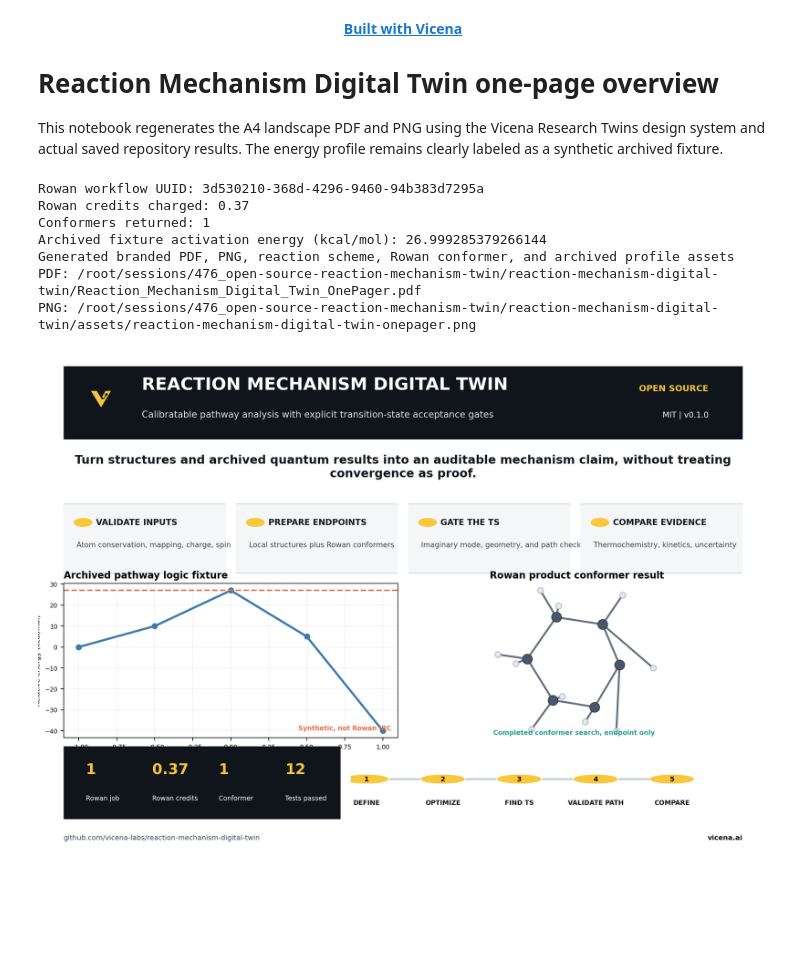
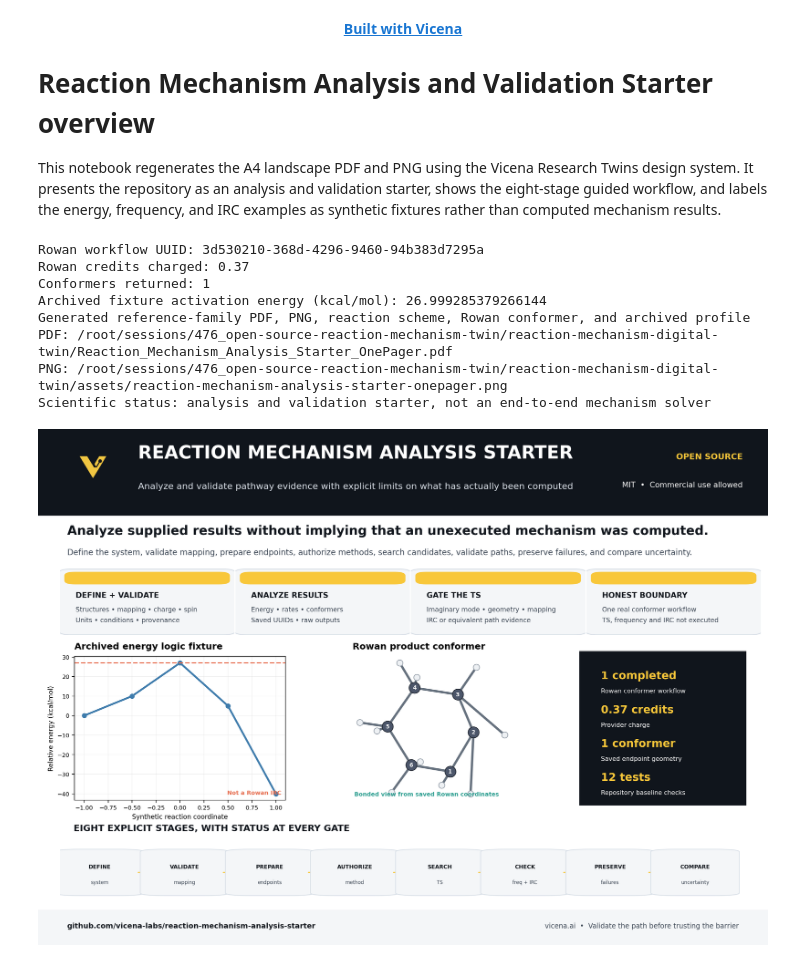
Before and after one commit to vicena-labs/reaction-mechanism-digital-twin, a Jupyter notebook: notebooks/06_onepager.ipynb, the cells around one changed output. Drawn from its saved outputs; the diff is of its cells as text; code cells hidden in the pictures; blank space fills up the shorter version.

Commit message:
Reposition as mechanism analysis and validation starter

```diff
--- a/notebooks/06_onepager.ipynb
+++ b/notebooks/06_onepager.ipynb
@@ -3,23 +3,27 @@
   <a href="https://vicena.ai"><strong>Built with Vicena</strong></a>
 </p>
 
-# Reaction Mechanism Digital Twin one-page overview
+# Reaction Mechanism Analysis and Validation Starter overview
 
-This notebook regenerates the A4 landscape PDF and PNG using the Vicena Research Twins design system and actual saved repository results. The energy profile remains clearly labeled as a synthetic archived fixture.
+This notebook regenerates the A4 landscape PDF and PNG using the Vicena Research Twins design system. It presents the repository as an analysis and validation starter, shows the eight-stage guided workflow, and labels the energy, frequency, and IRC examples as synthetic fixtures rather than computed mechanism results.
 # %%
 from pathlib import Path
 from IPython.display import Image, display
 ROOT = Path.cwd().parent if Path.cwd().name == "notebooks" else Path.cwd()
 %run ../scripts/generate_branded_assets.py
-print("PDF:", ROOT / "Reaction_Mechanism_Digital_Twin_OnePager.pdf")
-print("PNG:", ROOT / "assets/reaction-mechanism-digital-twin-onepager.png")
-display(Image(filename=str(ROOT / "assets/reaction-mechanism-digital-twin-onepager.png"), width=1100))
+pdf = ROOT / "Reaction_Mechanism_Analysis_Starter_OnePager.pdf"
+png = ROOT / "assets/reaction-mechanism-analysis-starter-onepager.png"
+print("PDF:", pdf)
+print("PNG:", png)
+print("Scientific status: analysis and validation starter, not an end-to-end mechanism solver")
+display(Image(filename=str(png), width=1100))
 # %% [output]
 Rowan workflow UUID: 3d530210-368d-4296-9460-94b383d7295a
 Rowan credits charged: 0.37
 Conformers returned: 1
 Archived fixture activation energy (kcal/mol): 26.999285379266144
-Generated branded PDF, PNG, reaction scheme, Rowan conformer, and archived profile assets
-PDF: /root/sessions/476_open-source-reaction-mechanism-twin/reaction-mechanism-digital-twin/Reaction_Mechanism_Digital_Twin_OnePager.pdf
-PNG: /root/sessions/476_open-source-reaction-mechanism-twin/reaction-mechanism-digital-twin/assets/reaction-mechanism-digital-twin-onepager.png
+Generated reference-family PDF, PNG, reaction scheme, Rowan conformer, and archived profile
+PDF: /root/sessions/476_open-source-reaction-mechanism-twin/reaction-mechanism-digital-twin/Reaction_Mechanism_Analysis_Starter_OnePager.pdf
+PNG: /root/sessions/476_open-source-reaction-mechanism-twin/reaction-mechanism-digital-twin/assets/reaction-mechanism-analysis-starter-onepager.png
+Scientific status: analysis and validation starter, not an end-to-end mechanism solver
-[figure, old version]
+[figure, new version]
```
Also changed, not shown: 27 other files.
